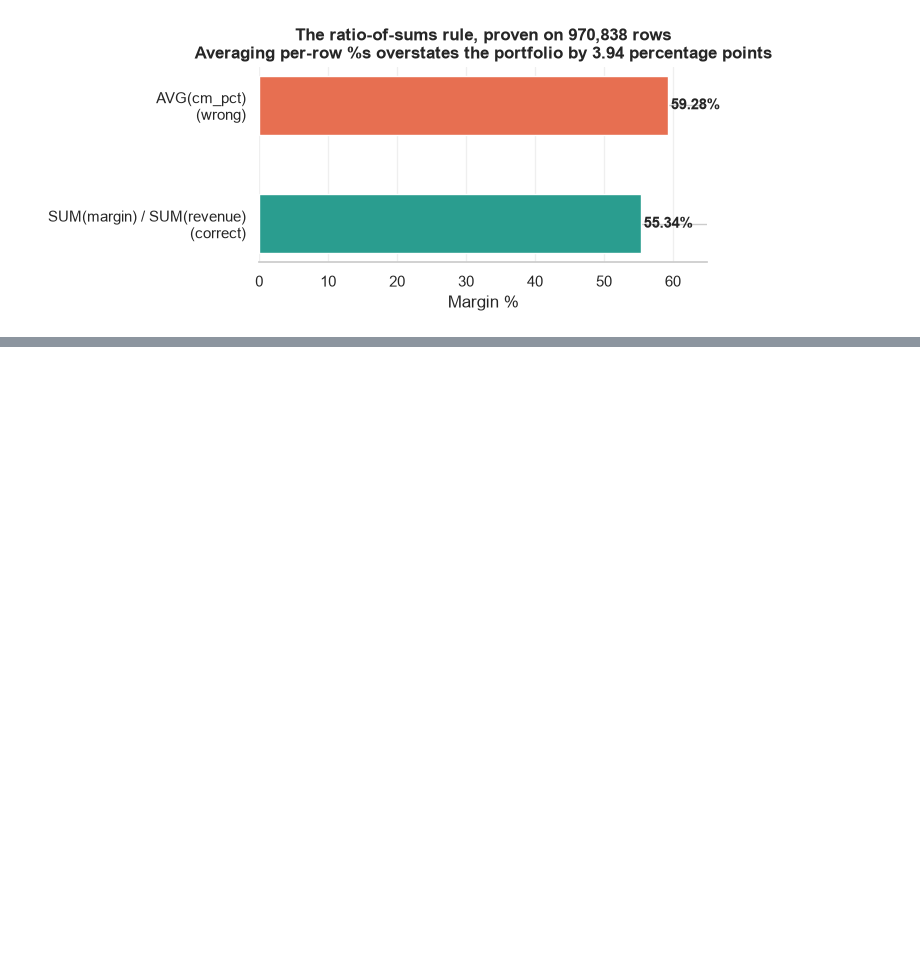
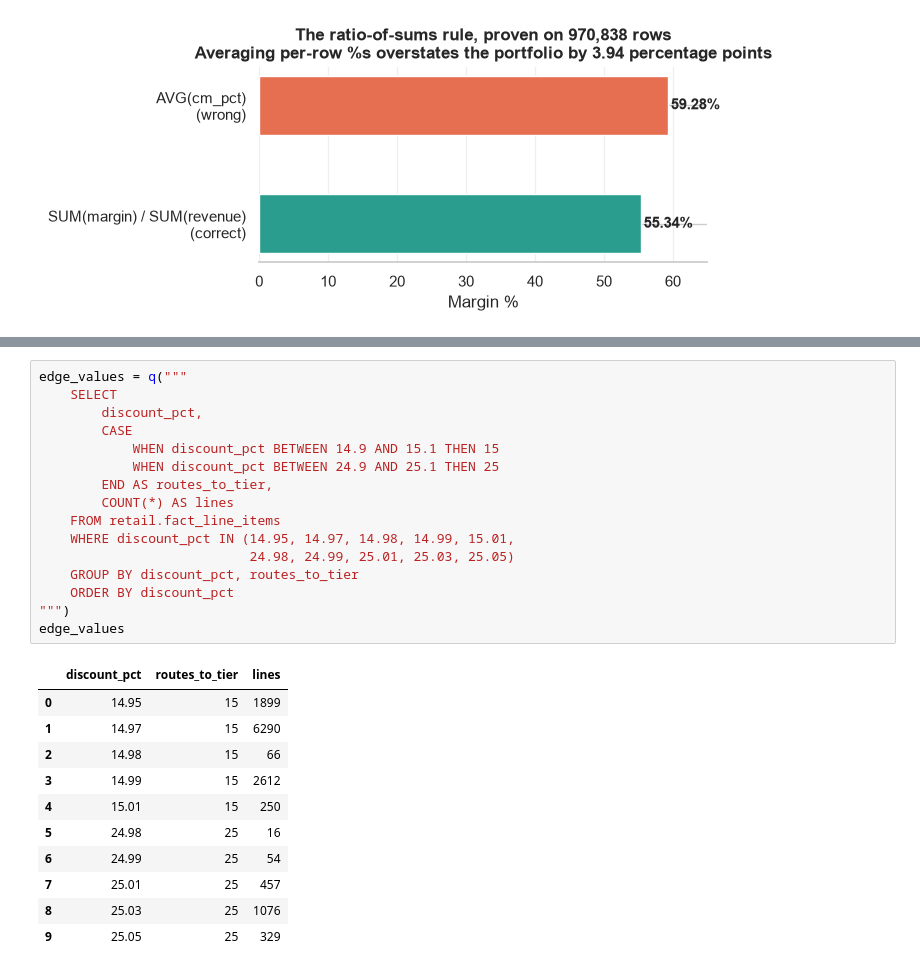
Before and after one commit to padmabhushanpagare/retail_profitability_diagnostic, a Jupyter notebook: notebooks/01_data_audit.ipynb, the cells around one changed output, grey strips where cells are left out. Cells and saved outputs as stored; diff of their text form; blank space fills up the shorter version.

```diff
--- a/notebooks/01_data_audit.ipynb
+++ b/notebooks/01_data_audit.ipynb
@@ -172,0 +251,28 @@ plt.show()
+# %%
+edge_values = q("""
+    SELECT
+        discount_pct,
+        CASE
+            WHEN discount_pct BETWEEN 14.9 AND 15.1 THEN 15
+            WHEN discount_pct BETWEEN 24.9 AND 25.1 THEN 25
+        END AS routes_to_tier,
+        COUNT(*) AS lines
+    FROM retail.fact_line_items
+    WHERE discount_pct IN (14.95, 14.97, 14.98, 14.99, 15.01,
+                           24.98, 24.99, 25.01, 25.03, 25.05)
+    GROUP BY discount_pct, routes_to_tier
+    ORDER BY discount_pct
+""")
+edge_values
+# %% [output]
+|  | discount_pct | routes_to_tier | lines |
+| 0 | 14.95 | 15 | 1899 |
+| 1 | 14.97 | 15 | 6290 |
+| 2 | 14.98 | 15 | 66 |
+| 3 | 14.99 | 15 | 2612 |
+| 4 | 15.01 | 15 | 250 |
+| 5 | 24.98 | 25 | 16 |
+| 6 | 24.99 | 25 | 54 |
+| 7 | 25.01 | 25 | 457 |
+| 8 | 25.03 | 25 | 1076 |
+| 9 | 25.05 | 25 | 329 |
```
Also changed, not shown: parts of 12 cells of this notebook, 1 other file.
